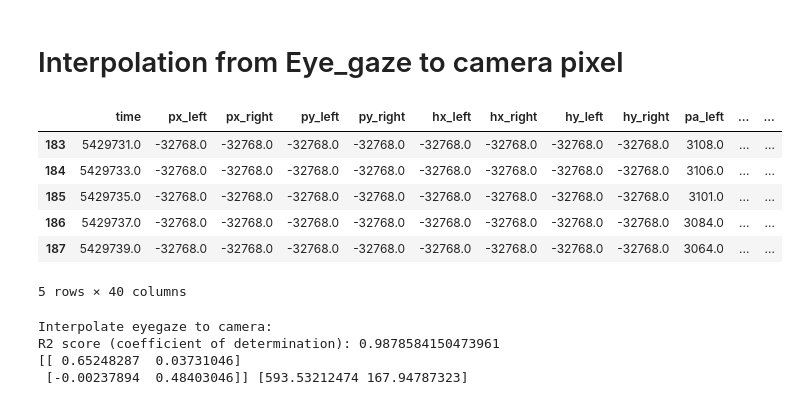
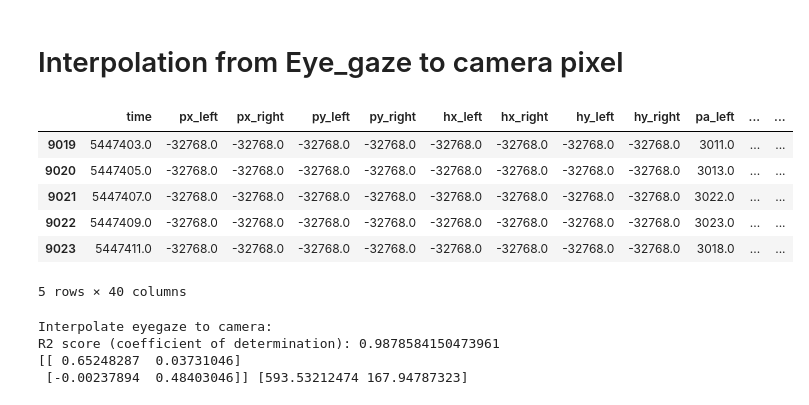
Before and after one commit to ndhuu/fyp_result, a Jupyter notebook: eyelink.ipynb, the cells around one changed output. Cells and saved outputs as stored; diff of their text form; code cells hidden in the pictures.

```diff
--- a/eyelink.ipynb
+++ b/eyelink.ipynb
@@ -234,14 +254,14 @@ def check_is_fixation(data):
 a1 = [check_is_fixation(s) for s in samples['time'].to_numpy()]
 a1 = samples[a1]
 # %%
-a1.head()
+a1.tail()
 # %% [output]
 |  | time | px_left | px_right | py_left | py_right | hx_left | hx_right | hy_left | hy_right | pa_left | ... | ... |
-| 183 | 5429731.0 | -32768.0 | -32768.0 | -32768.0 | -32768.0 | -32768.0 | -32768.0 | -32768.0 | -32768.0 | 3108.0 | ... | ... |
-| 184 | 5429733.0 | -32768.0 | -32768.0 | -32768.0 | -32768.0 | -32768.0 | -32768.0 | -32768.0 | -32768.0 | 3106.0 | ... | ... |
-| 185 | 5429735.0 | -32768.0 | -32768.0 | -32768.0 | -32768.0 | -32768.0 | -32768.0 | -32768.0 | -32768.0 | 3101.0 | ... | ... |
-| 186 | 5429737.0 | -32768.0 | -32768.0 | -32768.0 | -32768.0 | -32768.0 | -32768.0 | -32768.0 | -32768.0 | 3084.0 | ... | ... |
-| 187 | 5429739.0 | -32768.0 | -32768.0 | -32768.0 | -32768.0 | -32768.0 | -32768.0 | -32768.0 | -32768.0 | 3064.0 | ... | ... |
+| 9019 | 5447403.0 | -32768.0 | -32768.0 | -32768.0 | -32768.0 | -32768.0 | -32768.0 | -32768.0 | -32768.0 | 3011.0 | ... | ... |
+| 9020 | 5447405.0 | -32768.0 | -32768.0 | -32768.0 | -32768.0 | -32768.0 | -32768.0 | -32768.0 | -32768.0 | 3013.0 | ... | ... |
+| 9021 | 5447407.0 | -32768.0 | -32768.0 | -32768.0 | -32768.0 | -32768.0 | -32768.0 | -32768.0 | -32768.0 | 3022.0 | ... | ... |
+| 9022 | 5447409.0 | -32768.0 | -32768.0 | -32768.0 | -32768.0 | -32768.0 | -32768.0 | -32768.0 | -32768.0 | 3023.0 | ... | ... |
+| 9023 | 5447411.0 | -32768.0 | -32768.0 | -32768.0 | -32768.0 | -32768.0 | -32768.0 | -32768.0 | -32768.0 | 3018.0 | ... | ... |
 5 rows × 40 columns
 # %%
 cam = circles_data[['x', 'y']].to_numpy()
```
Also changed, not shown: parts of 35 cells of this notebook.
